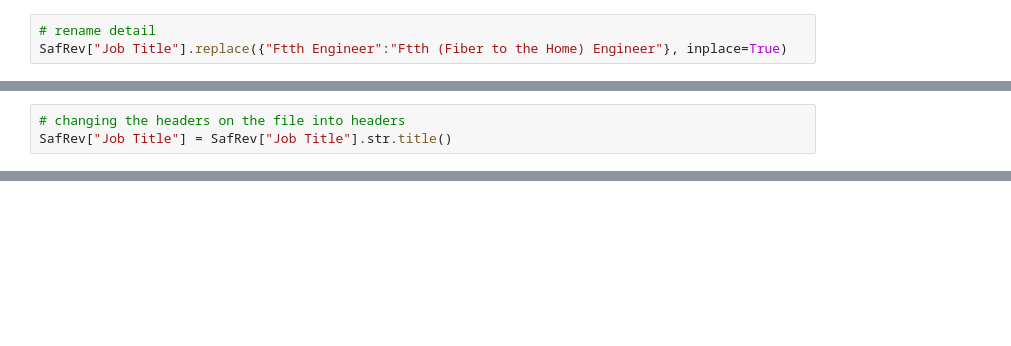
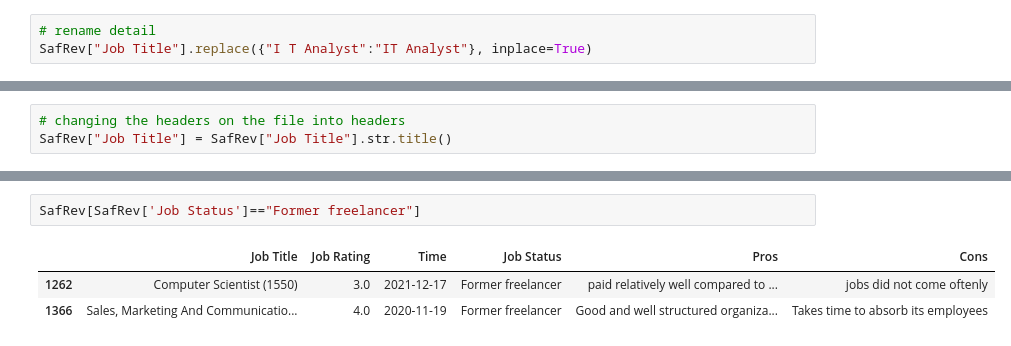
Before and after one commit to Brian342/JupyterAI, a Jupyter notebook: Review cleaning/SafaricomReviews.ipynb, the cells around one changed output, grey strips where cells are left out. Drawn from its saved outputs; the diff is of its cells as text; blank space fills up the shorter version.

```diff
--- a/Review cleaning/SafaricomReviews.ipynb
+++ b/Review cleaning/SafaricomReviews.ipynb
@@ -187,4 +187,4 @@ array(['Brand Ambassador', 'Senior Mobile Developer', 'Project Manager',
        'Senior Ux Designer'], dtype=object)
 # %%
 # rename detail
-SafRev["Job Title"].replace({"Ftth Engineer":"Ftth (Fiber to the Home) Engineer"}, inplace=True)
+SafRev["Job Title"].replace({"I T Analyst":"IT Analyst"}, inplace=True)
@@ -220,0 +246,6 @@ SafRev.query('`Job Title`=="Anonymous Contractor"')
+# %%
+SafRev[SafRev['Job Status']=="Former freelancer"]
+# %% [output]
+|  | Job Title | Job Rating | Time | Job Status | Pros | Cons |
+| 1262 | Computer Scientist (1550) | 3.0 | 2021-12-17 | Former freelancer | paid relatively well compared to ... | jobs did not come oftenly |
+| 1366 | Sales, Marketing And Communicatio... | 4.0 | 2020-11-19 | Former freelancer | Good and well structured organiza... | Takes time to absorb its employees |
```
Also changed, not shown: parts of 6 cells of this notebook.
